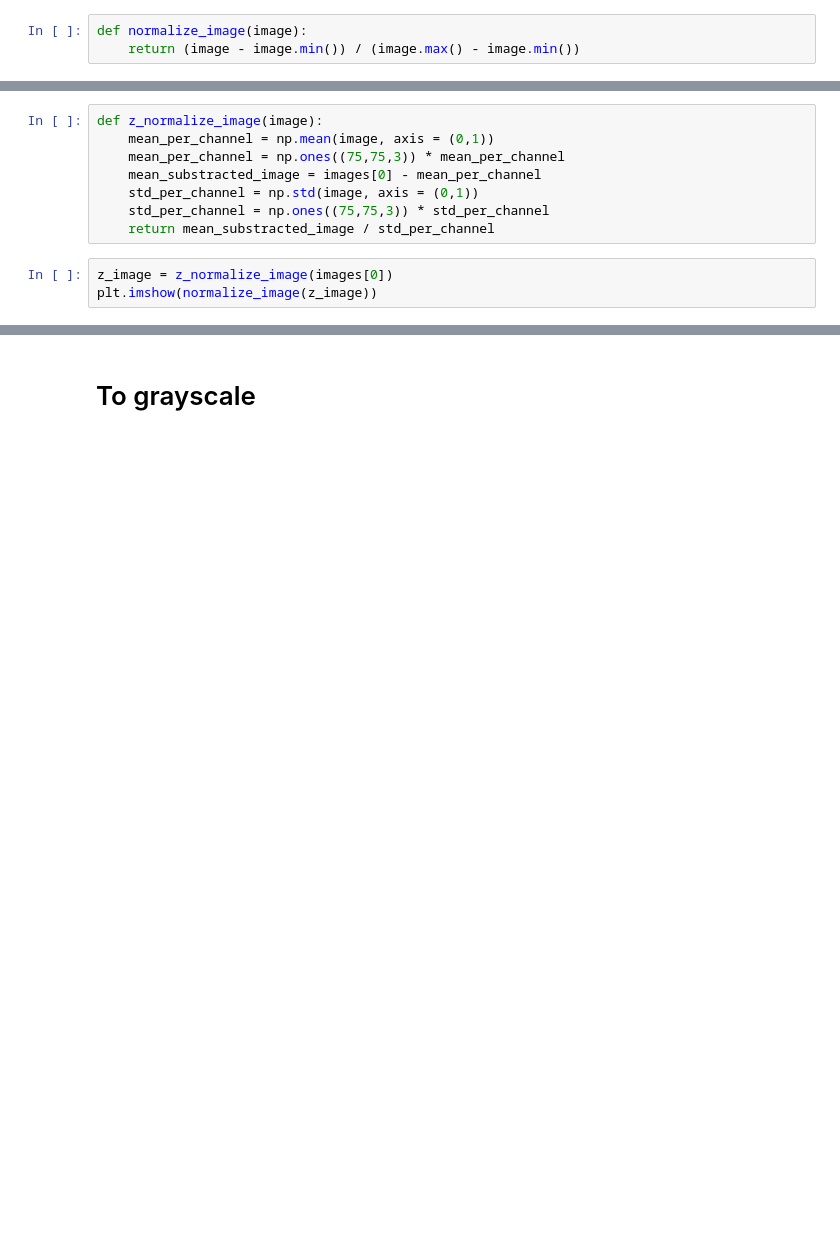
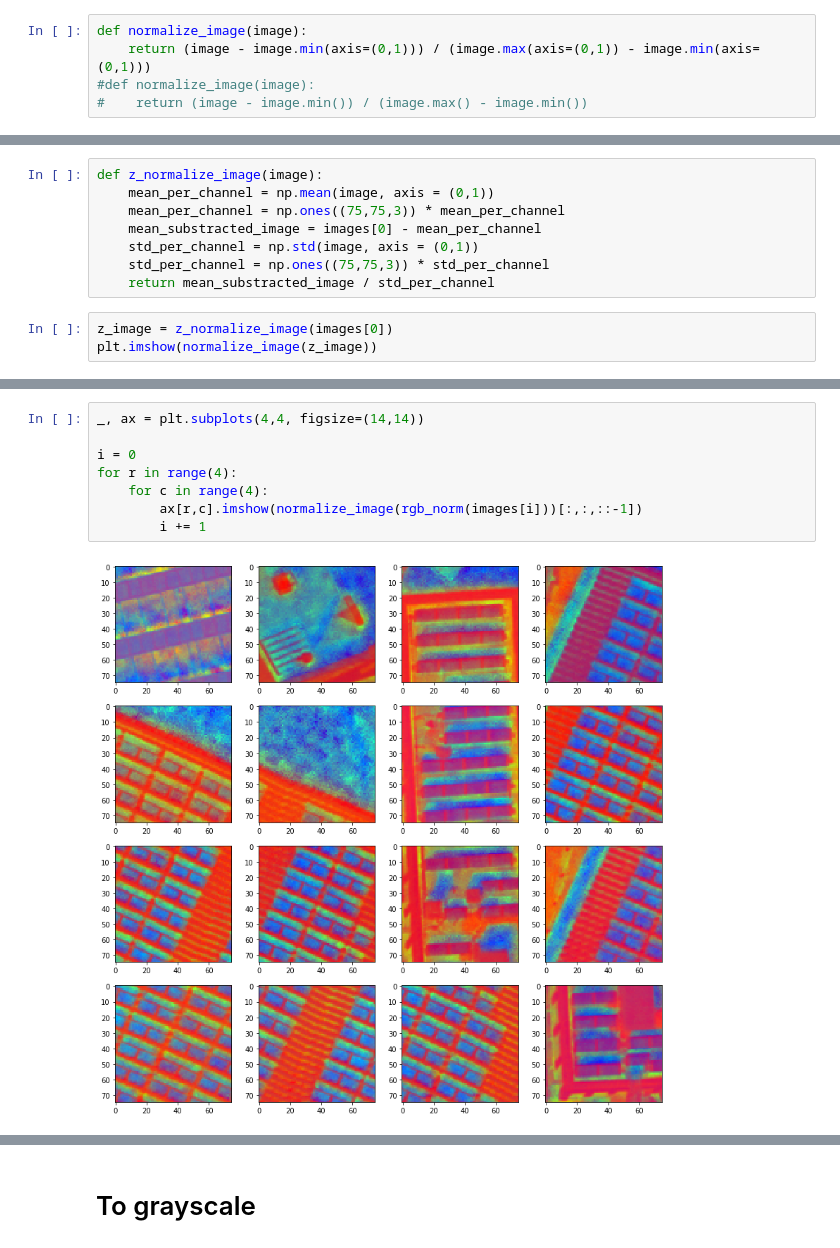
Before and after one commit to thinkpractice/DeepSolaris, a Jupyter notebook: PixelDetection.ipynb, the cells around one changed output, grey strips where cells are left out. Cells and saved outputs as stored; diff of their text form; blank space fills up the shorter version.

```diff
--- a/PixelDetection.ipynb
+++ b/PixelDetection.ipynb
@@ -110,4 +110,6 @@ def std_image(image):
     return np.sqrt(conv_image)
 # %%
 def normalize_image(image):
-    return (image - image.min()) / (image.max() - image.min())
+    return (image - image.min(axis=(0,1))) / (image.max(axis=(0,1)) - image.min(axis=(0,1)))
+#def normalize_image(image):
+#    return (image - image.min()) / (image.max() - image.min())
@@ -374,0 +406,10 @@ plt.imshow(normalize_image(z_image))
+# %%
+_, ax = plt.subplots(4,4, figsize=(14,14))
+
+i = 0
+for r in range(4):
+    for c in range(4):
+        ax[r,c].imshow(normalize_image(rgb_norm(images[i]))[:,:,::-1])
+        i += 1
+# %% [output]
+[figure, added]
```
Also changed, not shown: parts of 6 cells of this notebook.
